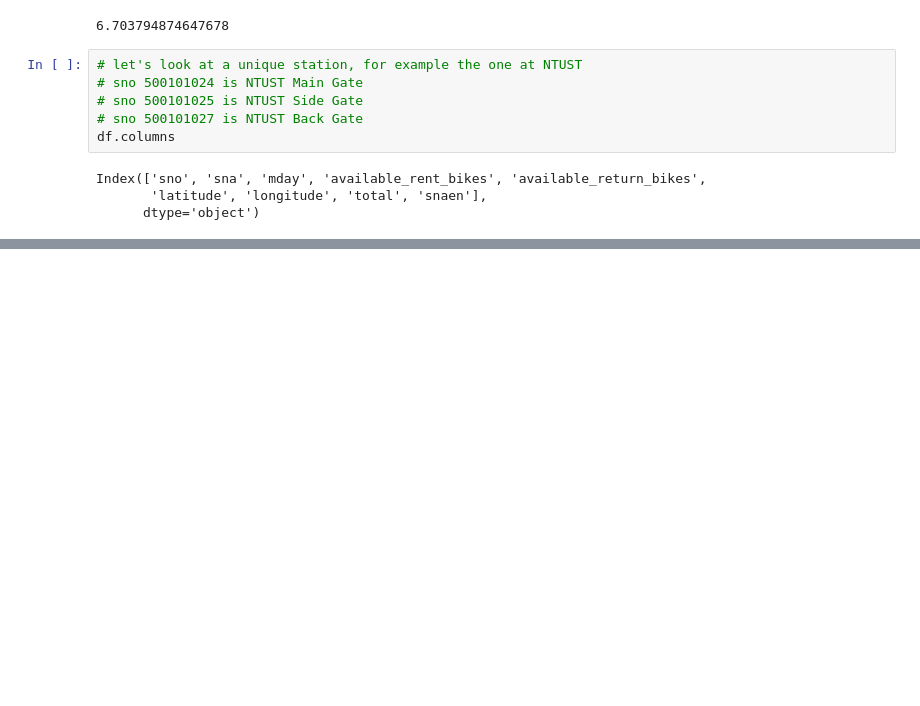
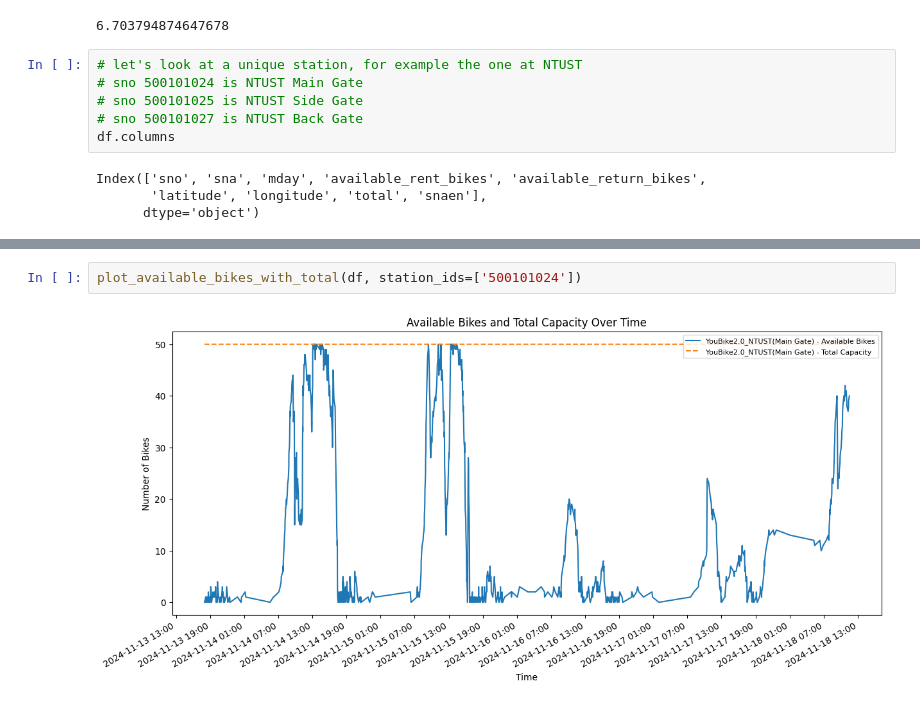
Before and after one commit to mojoee/YouBikeLive, a Jupyter notebook: src/visualizingData.ipynb, the cells around one changed output, grey strips where cells are left out. Saved outputs shown, nothing was run; the diff lists cells and outputs as text; blank space fills up the shorter version.

```diff
--- a/src/visualizingData.ipynb
+++ b/src/visualizingData.ipynb
@@ -142,0 +147,4 @@ plot_available_bikes_with_total(df, station_ids=['500101024', '500101025'])
+# %%
+plot_available_bikes_with_total(df, station_ids=['500101024'])
+# %% [output]
+[figure, added]
```
Also changed, not shown: parts of 5 cells of this notebook, 2 other files.
